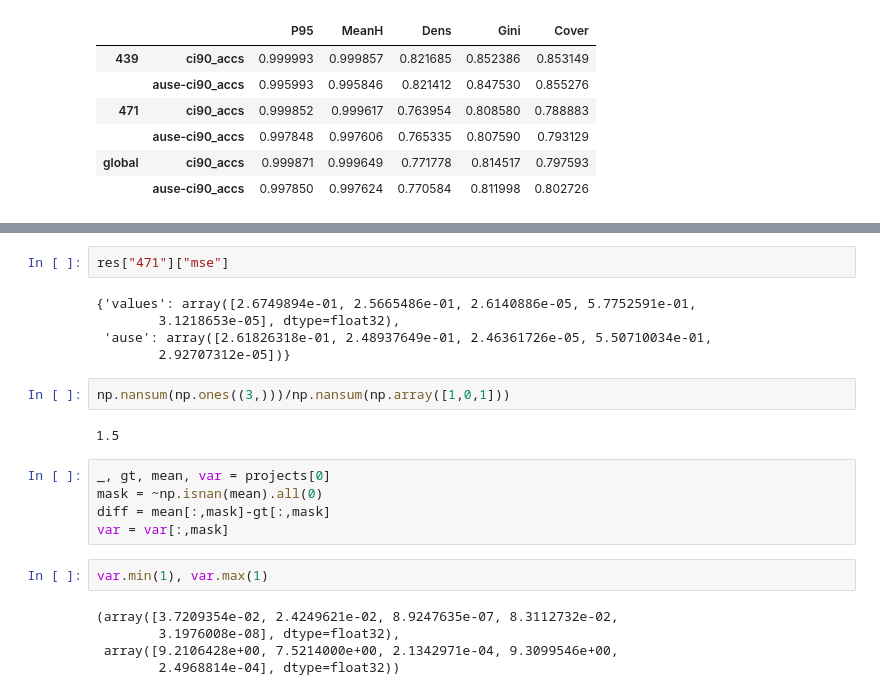
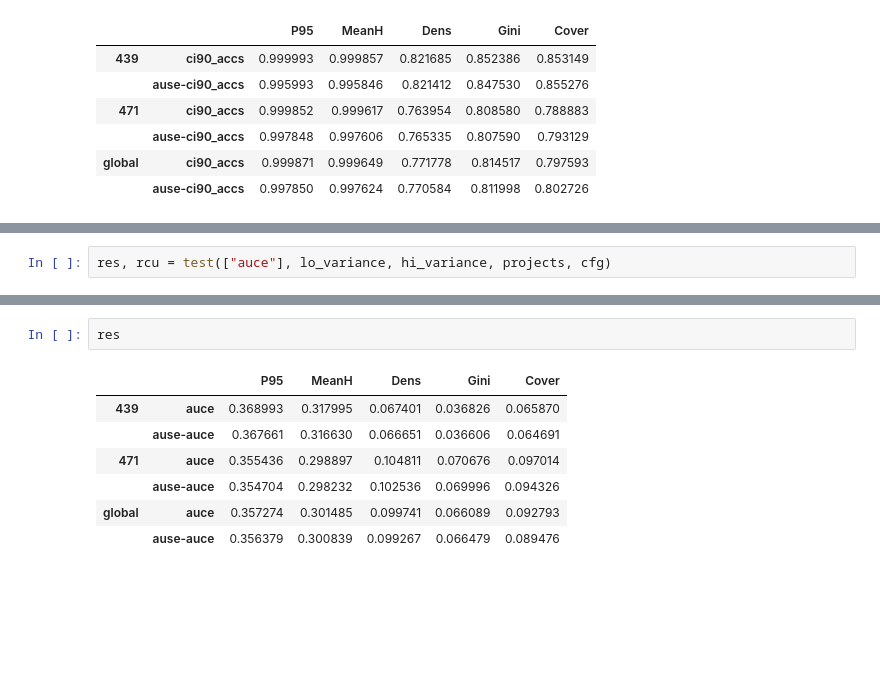
Before and after one commit to eliotwalt/rs-uncertainty, a Jupyter notebook: notebooks/rcu_test.ipynb, the cells around one changed output, grey strips where cells are left out. Cells and saved outputs as stored; diff of their text form; blank space fills up the shorter version.

```diff
--- a/notebooks/rcu_test.ipynb
+++ b/notebooks/rcu_test.ipynb
@@ -414,0 +273,2 @@ res_to_df(res).T
+# %%
+res, rcu = test(["auce"], lo_variance, hi_variance, projects, cfg)
@@ -415,23 +293,10 @@ res_to_df(res).T
 # %%
-res["471"]["mse"]
+res
 # %% [output]
-{'values': array([2.6749894e-01, 2.5665486e-01, 2.6140886e-05, 5.7752591e-01,
-        3.1218653e-05], dtype=float32),
- 'ause': array([2.61826318e-01, 2.48937649e-01, 2.46361726e-05, 5.50710034e-01,
-        2.92707312e-05])}
+|  |  | P95 | MeanH | Dens | Gini | Cover |
+| 439 | auce | 0.368993 | 0.317995 | 0.067401 | 0.036826 | 0.065870 |
+|  | ause-auce | 0.367661 | 0.316630 | 0.066651 | 0.036606 | 0.064691 |
+| 471 | auce | 0.355436 | 0.298897 | 0.104811 | 0.070676 | 0.097014 |
+|  | ause-auce | 0.354704 | 0.298232 | 0.102536 | 0.069996 | 0.094326 |
+| global | auce | 0.357274 | 0.301485 | 0.099741 | 0.066089 | 0.092793 |
+|  | ause-auce | 0.356379 | 0.300839 | 0.099267 | 0.066479 | 0.089476 |
-# %%
-np.nansum(np.ones((3,)))/np.nansum(np.array([1,0,1]))
-# %% [output]
-1.5
-# %%
-_, gt, mean, var = projects[0]
-mask = ~np.isnan(mean).all(0)
-diff = mean[:,mask]-gt[:,mask]
-var = var[:,mask]
-# %%
-var.min(1), var.max(1)
-# %% [output]
-(array([3.7209354e-02, 2.4249621e-02, 8.9247635e-07, 8.3112732e-02,
-        3.1976008e-08], dtype=float32),
- array([9.2106428e+00, 7.5214000e+00, 2.1342971e-04, 9.3099546e+00,
-        2.4968814e-04], dtype=float32))
```
Also changed, not shown: parts of 37 cells of this notebook, 3 other files.
